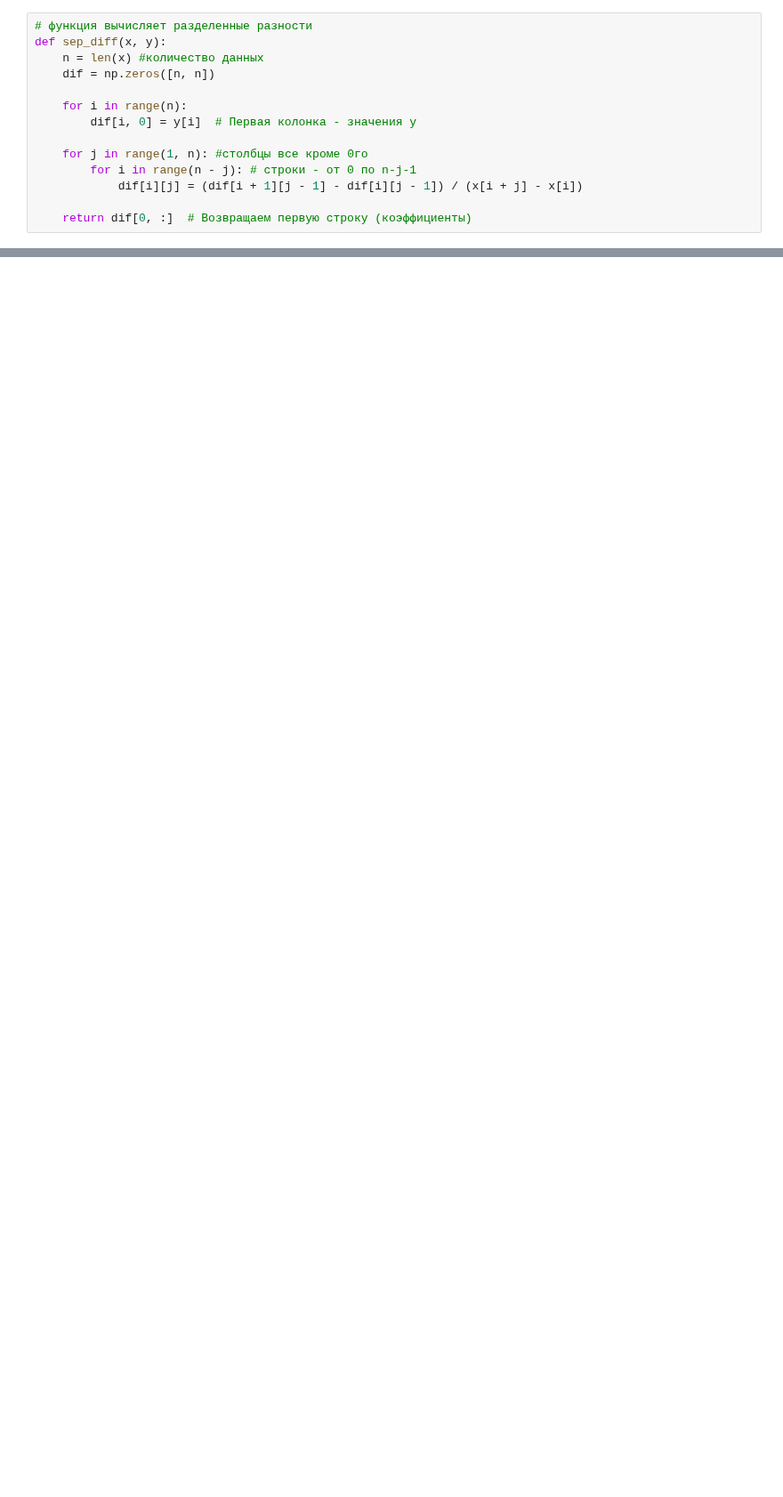
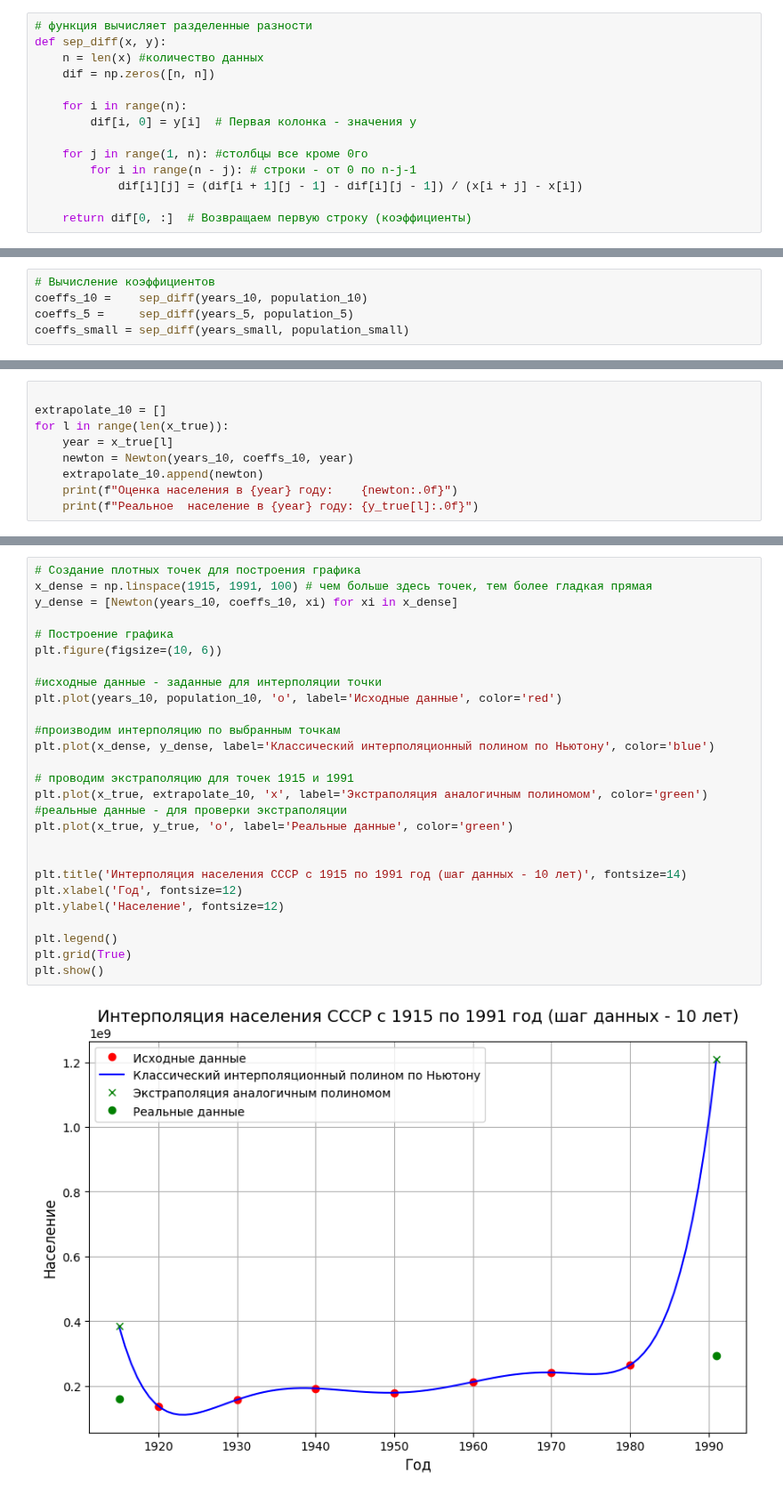
Before and after one commit to oncoming-lane/computational_mathematics, a Jupyter notebook: lab4/lab4.ipynb, the cells around one changed output, grey strips where cells are left out. Shown at 89% size. Cells and saved outputs as stored; diff of their text form; blank space fills up the shorter version.

Commit message:
newton interpolation fixed, USSR instead of Russia

```diff
--- a/lab4/lab4.ipynb
+++ b/lab4/lab4.ipynb
@@ -90,2 +92,7 @@ print(coeffs)
+# %%
+# Вычисление коэффициентов
+coeffs_10 =    sep_diff(years_10, population_10)
+coeffs_5 =     sep_diff(years_5, population_5)
+coeffs_small = sep_diff(years_small, population_small)
 # %%
 # Создание плотных точек для построения графика
@@ -139,0 +123,9 @@ TODO выяснить причину
+# %%
+
+extrapolate_10 = []
+for l in range(len(x_true)):
+    year = x_true[l]
+    newton = Newton(years_10, coeffs_10, year)
+    extrapolate_10.append(newton)
+    print(f"Оценка населения в {year} году:    {newton:.0f}")
+    print(f"Реальное  население в {year} году: {y_true[l]:.0f}")
@@ -139,0 +137,29 @@ TODO выяснить причину
+# %%
+# Создание плотных точек для построения графика
+x_dense = np.linspace(1915, 1991, 100) # чем больше здесь точек, тем более гладкая прямая
+y_dense = [Newton(years_10, coeffs_10, xi) for xi in x_dense]
+
+# Построение графика
+plt.figure(figsize=(10, 6))
+
+#исходные данные - заданные для интерполяции точки
+plt.plot(years_10, population_10, 'o', label='Исходные данные', color='red')
+
+#производим интерполяцию по выбранным точкам
+plt.plot(x_dense, y_dense, label='Классический интерполяционный полином по Ньютону', color='blue')
+
+# проводим экстраполяцию для точек 1915 и 1991
+plt.plot(x_true, extrapolate_10, 'x', label='Экстраполяция аналогичным полиномом', color='green')
+#реальные данные - для проверки экстраполяции
+plt.plot(x_true, y_true, 'o', label='Реальные данные', color='green')
+
+
+plt.title('Интерполяция населения СССР с 1915 по 1991 год (шаг данных - 10 лет)', fontsize=14)
+plt.xlabel('Год', fontsize=12)
+plt.ylabel('Население', fontsize=12)
+
+plt.legend()
+plt.grid(True)
+plt.show()
+# %% [output]
+[figure, added]
```
Also changed, not shown: parts of 19 cells of this notebook, 1 other file.
